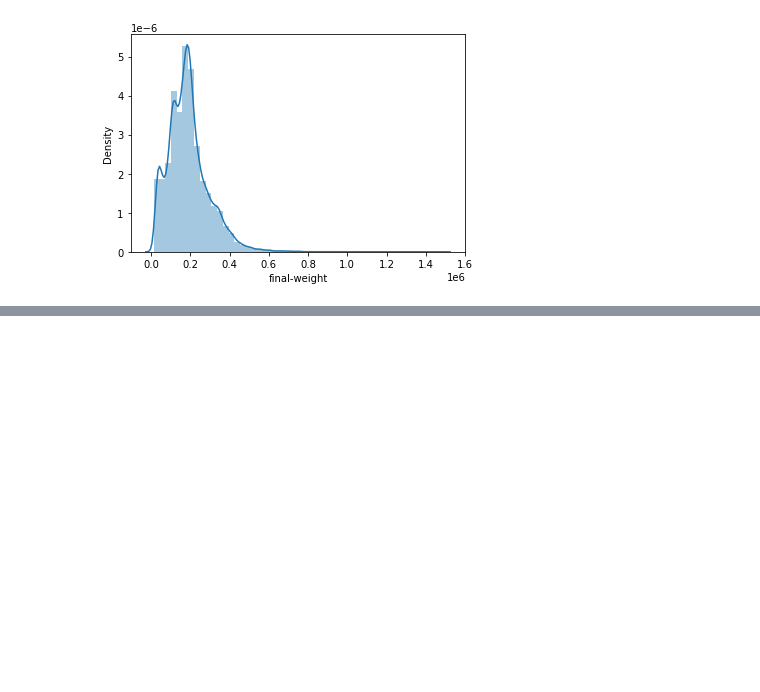
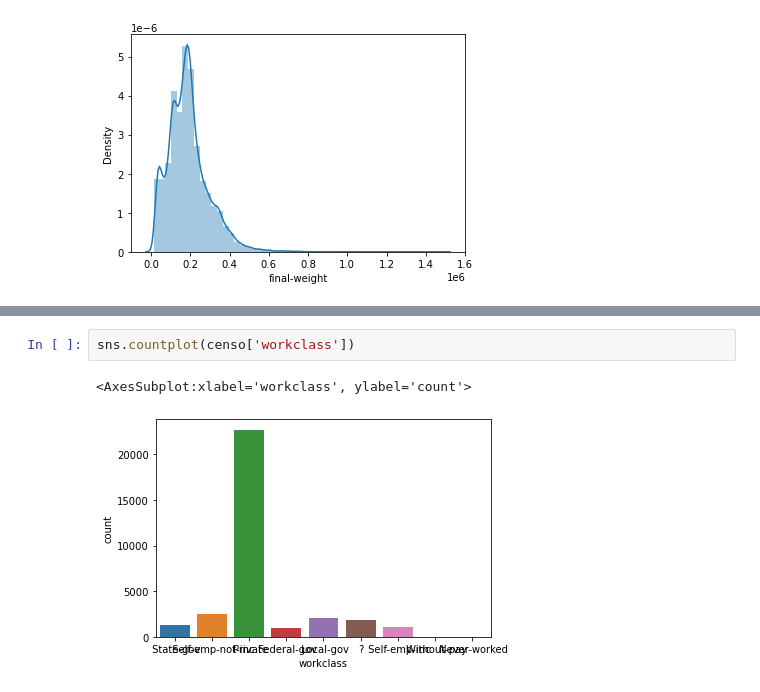
Before and after one commit to pamelaferreiralima/estudos_python_matheus, a Jupyter notebook: Estatística para Machine Learning/Parte 5/Distribuição Estatística.ipynb, the cells around one changed output, grey strips where cells are left out. Cells and saved outputs as stored; diff of their text form; blank space fills up the shorter version.

```diff
--- a/Estatística para Machine Learning/Parte 5/Distribuição Estatística.ipynb
+++ b/Estatística para Machine Learning/Parte 5/Distribuição Estatística.ipynb
@@ -538,0 +539,5 @@ sns.distplot(censo['hour-per-week']);
+# %%
+sns.countplot(censo['workclass'])
+# %% [output]
+<AxesSubplot:xlabel='workclass', ylabel='count'>
+[figure, added]
```
Also changed, not shown: parts of 18 cells of this notebook.
